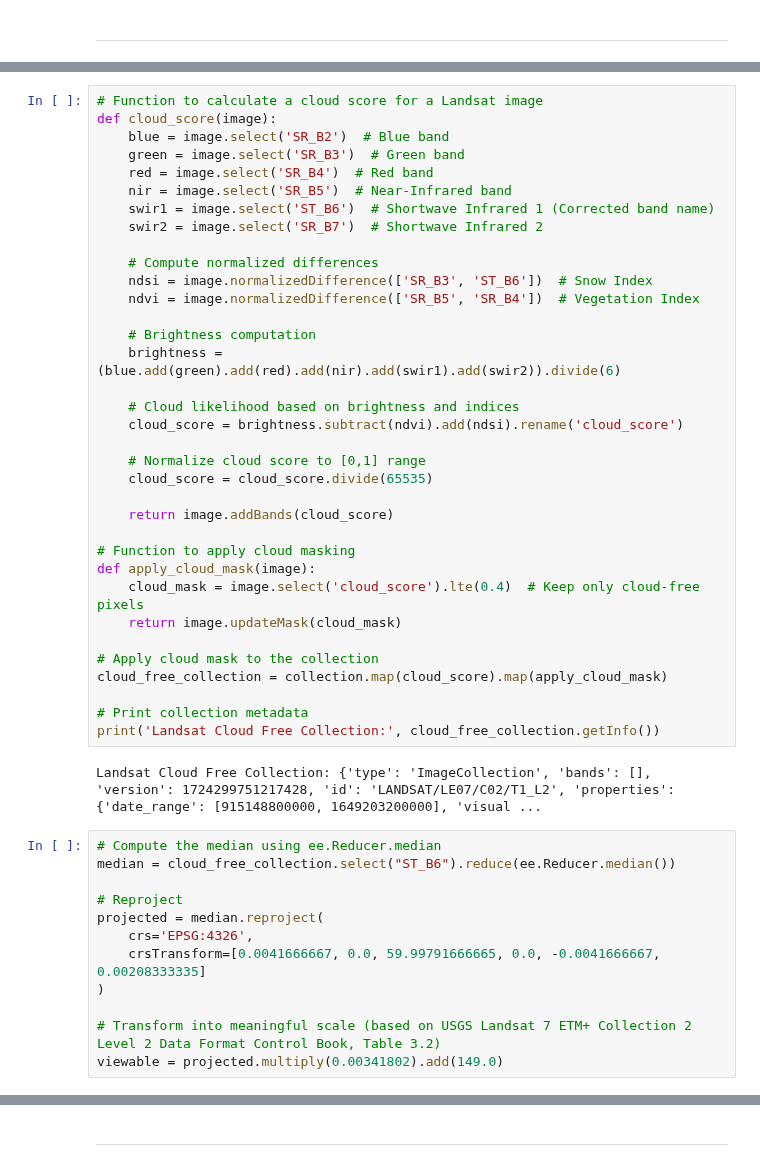
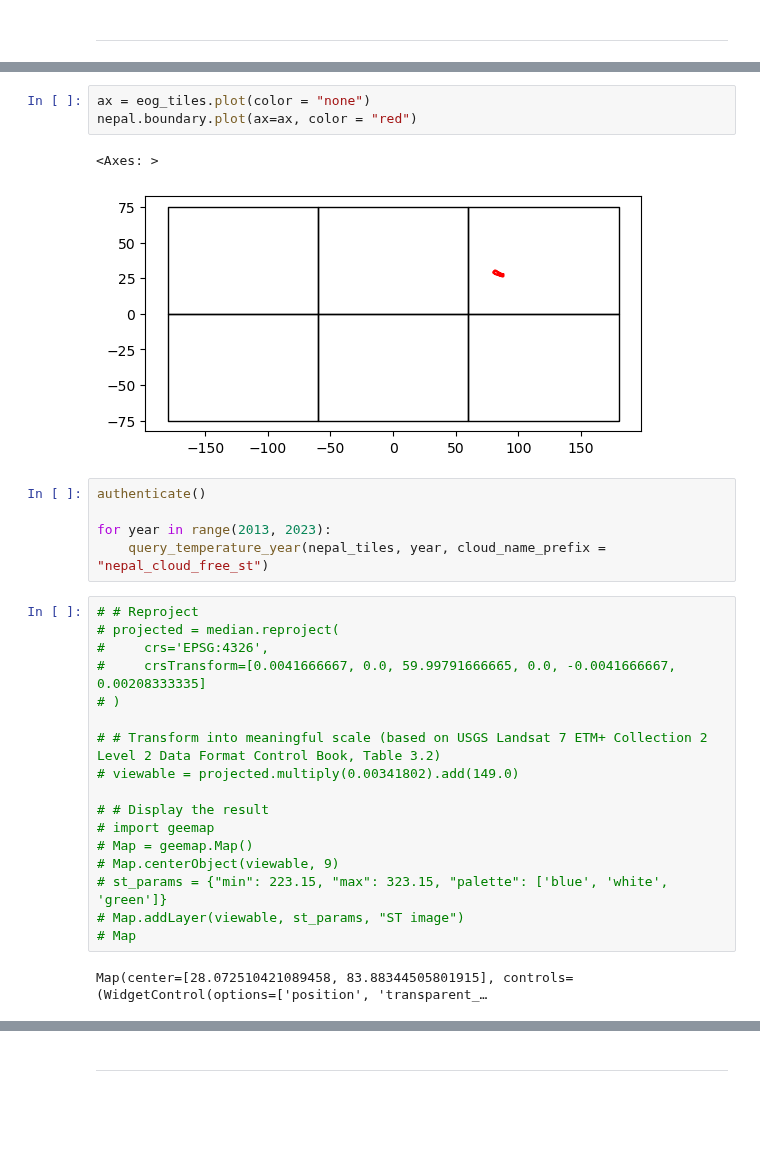
Before and after one commit to felixschulz385/growth-and-temperature, a Jupyter notebook: code/experiments/grid.ipynb, the cells around one changed output, grey strips where cells are left out. Saved outputs shown, nothing was run; the diff lists cells and outputs as text; blank space fills up the shorter version.

```diff
--- a/code/experiments/grid.ipynb
+++ b/code/experiments/grid.ipynb
@@ -133,49 +202,30 @@ True
-# %%
-# Function to calculate a cloud score for a Landsat image
-def cloud_score(image):
-    blue = image.select('SR_B2')  # Blue band
-    green = image.select('SR_B3')  # Green band
-    red = image.select('SR_B4')  # Red band
-    nir = image.select('SR_B5')  # Near-Infrared band
-    swir1 = image.select('ST_B6')  # Shortwave Infrared 1 (Corrected band name)
-    swir2 = image.select('SR_B7')  # Shortwave Infrared 2
-
-    # Compute normalized differences
-    ndsi = image.normalizedDifference(['SR_B3', 'ST_B6'])  # Snow Index
-    ndvi = image.normalizedDifference(['SR_B5', 'SR_B4'])  # Vegetation Index
-
-    # Brightness computation
-    brightness = (blue.add(green).add(red).add(nir).add(swir1).add(swir2)).divide(6)
-
-    # Cloud likelihood based on brightness and indices
-    cloud_score = brightness.subtract(ndvi).add(ndsi).rename('cloud_score')
-
-    # Normalize cloud score to [0,1] range
-    cloud_score = cloud_score.divide(65535)
-
-    return image.addBands(cloud_score)
-
-# Function to apply cloud masking
-def apply_cloud_mask(image):
-    cloud_mask = image.select('cloud_score').lte(0.4)  # Keep only cloud-free pixels
-    return image.updateMask(cloud_mask)
-
-# Apply cloud mask to the collection
-cloud_free_collection = collection.map(cloud_score).map(apply_cloud_mask)
-
-# Print collection metadata
-print('Landsat Cloud Free Collection:', cloud_free_collection.getInfo())
-# %% [output]
-Landsat Cloud Free Collection: {'type': 'ImageCollection', 'bands': [], 'version': 1724299751217428, 'id': 'LANDSAT/LE07/C02/T1_L2', 'properties': {'date_range': [915148800000, 1649203200000], 'visual ...
+# %%
+ax = eog_tiles.plot(color = "none")
+nepal.boundary.plot(ax=ax, color = "red")
+# %% [output]
+<Axes: >
+[figure, added]
+# %%
+authenticate()
+
+for year in range(2013, 2023):
+    query_temperature_year(nepal_tiles, year, cloud_name_prefix = "nepal_cloud_free_st")
 # %%
-# Compute the median using ee.Reducer.median
-median = cloud_free_collection.select("ST_B6").reduce(ee.Reducer.median())
+# # Reproject
+# projected = median.reproject(
+#     crs='EPSG:4326',
+#     crsTransform=[0.0041666667, 0.0, 59.99791666665, 0.0, -0.0041666667, 0.00208333335]
+# )
 
-# Reproject
-projected = median.reproject(
-    crs='EPSG:4326',
-    crsTransform=[0.0041666667, 0.0, 59.99791666665, 0.0, -0.0041666667, 0.00208333335]
-)
+# # Transform into meaningful scale (based on USGS Landsat 7 ETM+ Collection 2 Level 2 Data Format Control Book, Table 3.2)
+# viewable = projected.multiply(0.00341802).add(149.0)
 
-# Transform into meaningful scale (based on USGS Landsat 7 ETM+ Collection 2 Level 2 Data Format Control Book, Table 3.2)
-viewable = projected.multiply(0.00341802).add(149.0)
+# # Display the result
+# import geemap
+# Map = geemap.Map()
+# Map.centerObject(viewable, 9)
+# st_params = {"min": 223.15, "max": 323.15, "palette": ['blue', 'white', 'green']}
+# Map.addLayer(viewable, st_params, "ST image")
+# Map
+# %% [output]
+Map(center=[28.072510421089458, 83.88344505801915], controls=(WidgetControl(options=['position', 'transparent_…
```
Also changed, not shown: parts of 28 cells of this notebook.
